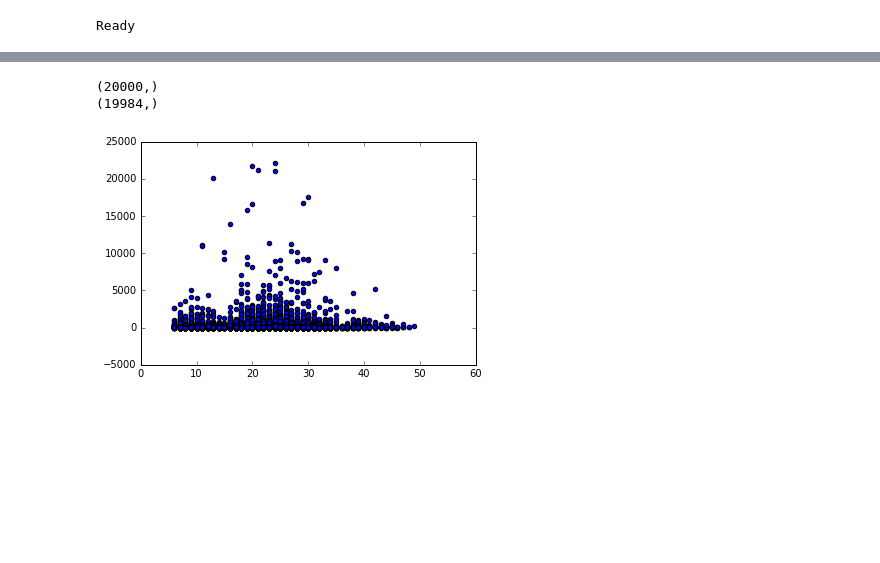
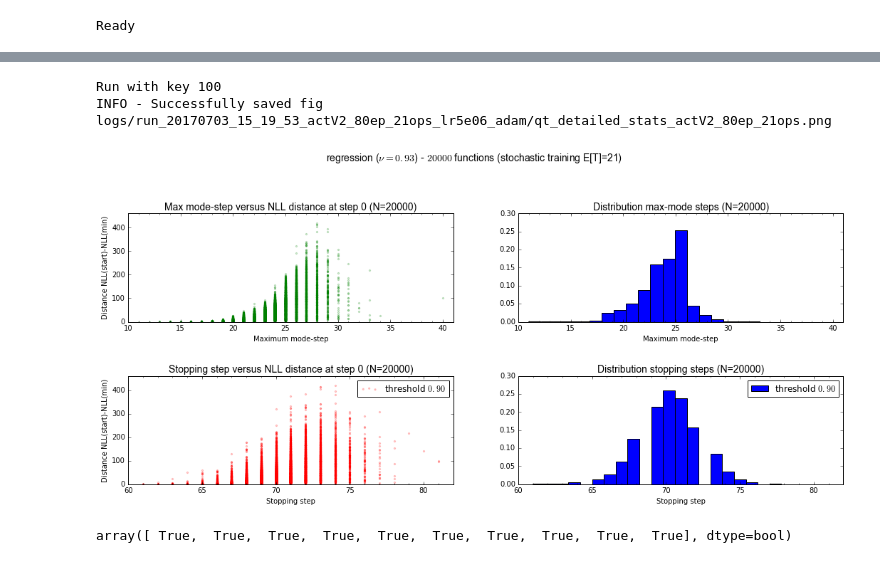
Before and after one commit to toologicbv/meta_learner, a Jupyter notebook: 10d_reg_results_20170623.ipynb, the cells around one changed output, grey strips where cells are left out. Drawn from its saved outputs; the diff is of its cells as text; code cells hidden in the pictures; blank space fills up the shorter version.

```diff
--- a/10d_reg_results_20170623.ipynb
+++ b/10d_reg_results_20170623.ipynb
@@ -186,8 +166,14 @@ print("Success")
 # %% [output]
 Success
 # %%
-val_funcs = RegressionFunction(n_funcs=20000, n_samples=10, stddev=1.,
+test_funcs = RegressionFunction(n_funcs=20000, n_samples=10, stddev=1.,
                              x_dim=10, use_cuda=True, calc_true_params=False)
+with open("data/test_funcs_20000_10_1.0_10.dll", 'wb') as f:
+     dill.dump(test_funcs, f)
 print("Ready")
 # %% [output]
 Ready
+# %%
+with open("data/test_funcs_20000_10_1.0_10.dll", 'rb') as f:
+     test_funcs = dill.load(f)
+print("Ready")
@@ -318,14 +283,9 @@ plt.close()
-# %%
-true_params = np.sum(np.abs(val_funcs.true_params.data.cpu().squeeze().numpy()), 1)
-true_params = true_params.astype(int)
-print(true_params.shape)
-true_idx = true_params < 25000
-print(true_params[true_idx].shape)
-_ = plt.scatter(max_idx_probs[true_idx], true_params[true_idx])
-# %% [output]
-(20000,)
-(19984,)
-[figure, removed]
+# %%
+plot_qt_detailed_stats(new_experiments[5], test_funcs, do_save=True, do_show=True, threshold=0.90)
+# %% [output]
+Run with key 100
+INFO - Successfully saved fig logs/run_20170703_15_19_53_actV2_80ep_21ops_lr5e06_adam/qt_detailed_stats_actV2_80ep_21ops.png
+[figure, added]
 # %%
  #
 plot_kl_div_parts(new_experiments[1], save=False, show=True, final_terms=False, log_qt=True, plot_prior=True,
@@ -332,0 +298,4 @@ plot_kl_div_parts(new_experiments[1], save=False, show=True, final_terms=False,
+# %%
+stops[0:10]
+# %% [output]
+array([ True,  True,  True,  True,  True,  True,  True,  True,  True,  True], dtype=bool)
```
Also changed, not shown: parts of 20 cells of this notebook, 6 other files.
